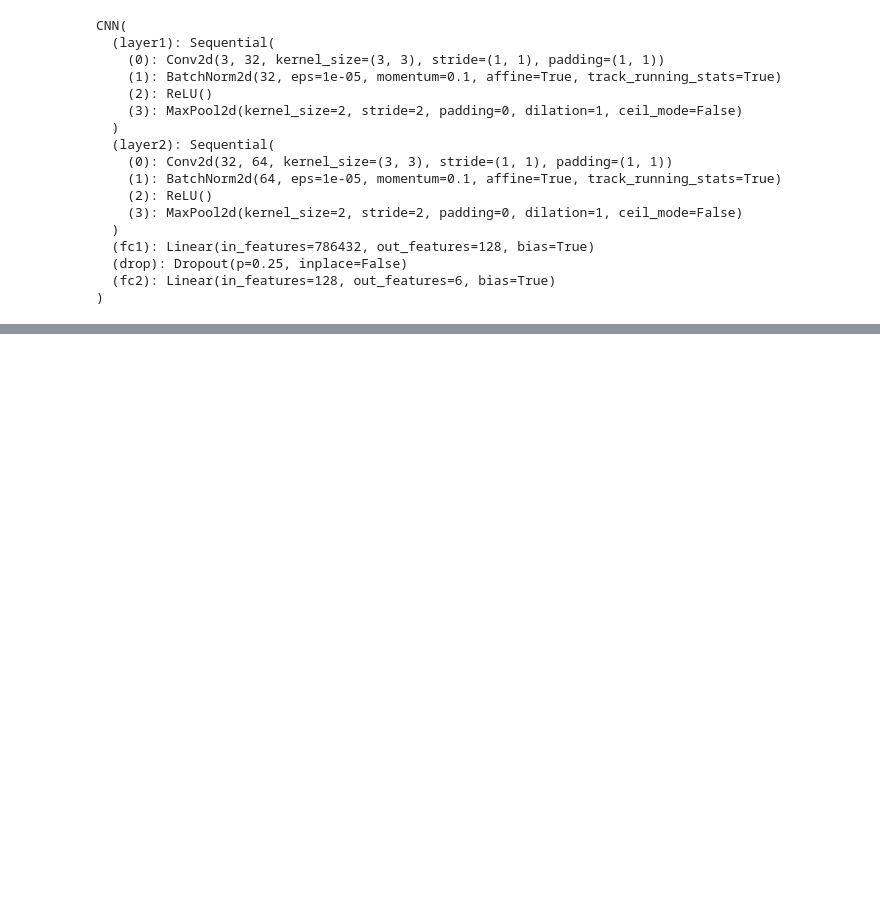
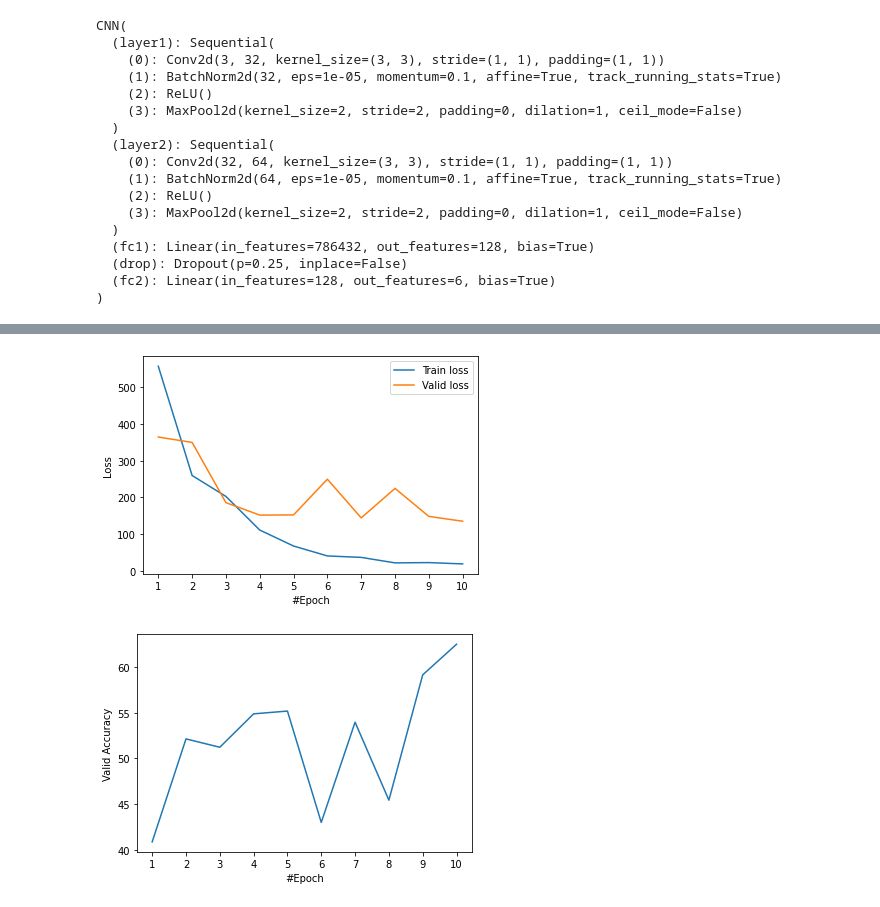
Before and after one commit to iks15174/AI_PRJ2, a Jupyter notebook: train.ipynb, the cells around one changed output, grey strips where cells are left out. Saved outputs shown, nothing was run; the diff lists cells and outputs as text; code cells hidden in the pictures; blank space fills up the shorter version.

Commit message:
feat: add valid func and make graph

```diff
--- a/train.ipynb
+++ b/train.ipynb
@@ -87,0 +56,16 @@ for epoch in range(epochs):
+# %%
+def train_one_epoch(data_loader):
+    model.train()
+    running_loss = 0
+    for images, labels in data_loader:
+        images, labels = images.to(device), labels.to(device)
+
+        outputs = model(images)
+        loss = criterion(outputs, labels)
+        optimizer.zero_grad()
+        loss.backward()
+        optimizer.step()
+
+        running_loss += loss.detach()
+    loss = (running_loss / len(data_loader)).item()
+    return loss
@@ -87,0 +93,13 @@ for epoch in range(epochs):
+# %%
+train_loss_hist = []
+valid_loss_hist = []
+valid_acc_hist = []
+for epoch in range(epochs):
+    train_loss = train_one_epoch(train_loader)
+    train_loss_hist.append(train_loss)
+
+    valid_loss, valid_acc = eval_one_epoch(valid_loader)
+    valid_loss_hist.append(valid_loss)
+    valid_acc_hist.append(valid_acc)
+    print(f"Epoch: {epoch}, Train Loss: {train_loss_hist[-1]}, "\
+        f"Valid loss: {valid_loss_hist[-1]}, Valid accuracy: {valid_acc_hist[-1]}")
@@ -88,2 +117,20 @@ for epoch in range(epochs):
+# %%
+epochs = list(range(1, epochs + 1))
+plt.plot(epochs, train_loss_hist, label='Train loss')
+plt.plot(epochs, valid_loss_hist, label='Valid loss')
+plt.xlabel("#Epoch")
+plt.ylabel("Loss")
+plt.xticks(epochs)
+plt.legend()
+plt.show()
+
+plt.plot(epochs, valid_acc_hist)
+plt.xlabel("#Epoch")
+plt.ylabel("Valid Accuracy")
+plt.xticks(epochs)
+plt.show()
+# %% [output]
+[figure, added]
+[figure, added]
 # %%
 torch.save(model, 'model.pt')
```
Also changed, not shown: parts of 8 cells of this notebook.
